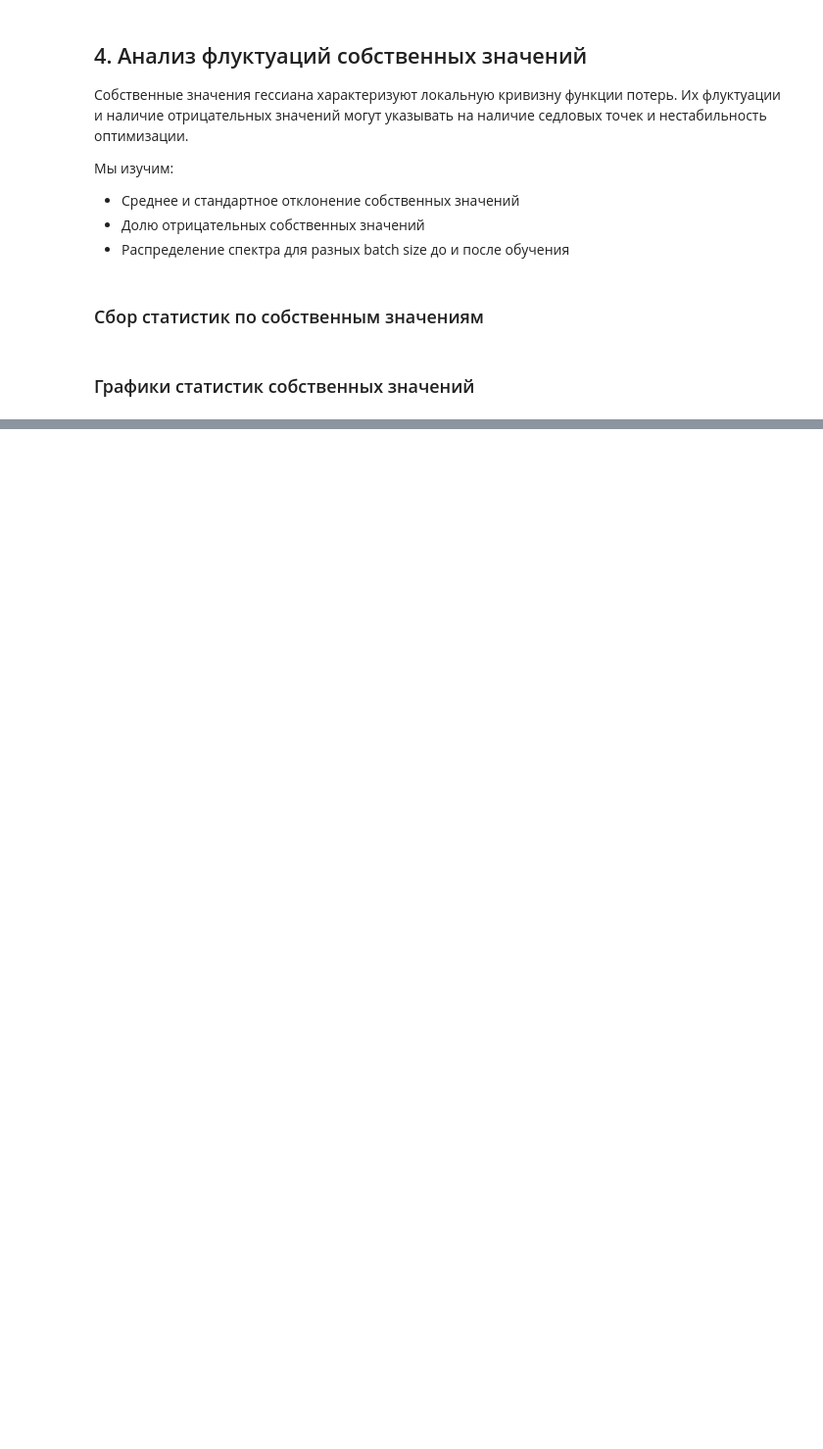
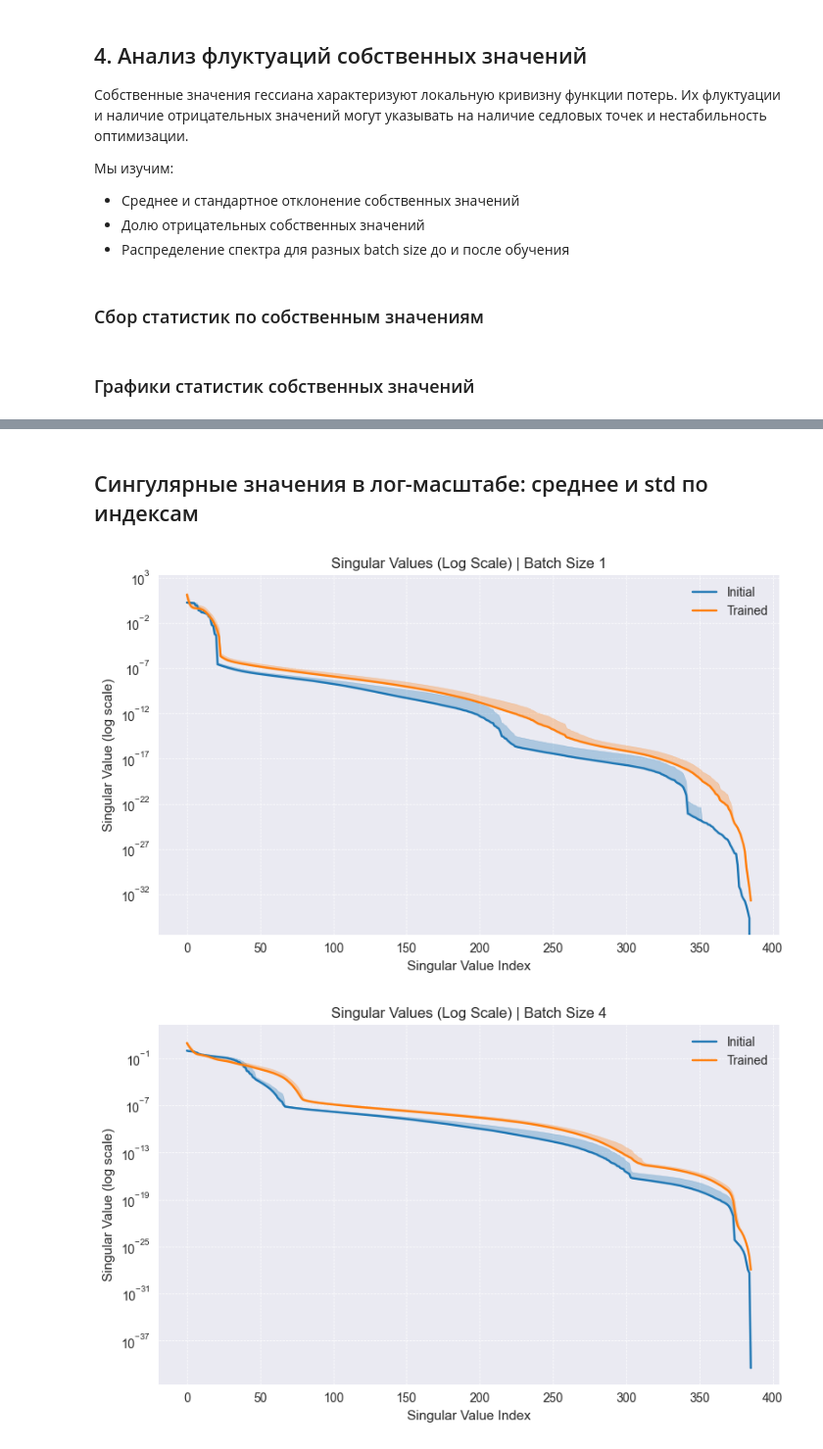
Before and after one commit to ThunderstormXX/SGDiffusion, a Jupyter notebook: notebooks/exp15/hessian_analysis.ipynb, the cells around one changed output, grey strips where cells are left out. Shown at 98% size. Drawn from its saved outputs; the diff is of its cells as text; code cells hidden in the pictures; blank space fills up the shorter version.

```diff
--- a/notebooks/exp15/hessian_analysis.ipynb
+++ b/notebooks/exp15/hessian_analysis.ipynb
@@ -384,0 +385,43 @@ plt.show()
+# %% [markdown]
+## Сингулярные значения в лог-масштабе: среднее и std по индексам
+# %%
+
+def get_svd_arrays(hessian_list):
+    """Вычисляет SVD и возвращает массив сингулярных чисел: shape (num_iters, dim)"""
+    all_s = []
+    for H in hessian_list:
+        s = svd(H, compute_uv=False)
+        all_s.append(s)
+    return np.stack(all_s)  # shape: (num_iters, num_params)
+# %%
+
+for batch_size in sorted(initial_hessians.keys()):
+    init_svals = get_svd_arrays(initial_hessians[batch_size])
+    train_svals = get_svd_arrays(trained_hessians[batch_size])
+
+    mean_init = np.mean(init_svals, axis=0)
+    std_init = np.std(init_svals, axis=0)
+
+    mean_train = np.mean(train_svals, axis=0)
+    std_train = np.std(train_svals, axis=0)
+
+    x = np.arange(len(mean_init))  # индексы сингулярных чисел
+
+    fig, ax = plt.subplots(figsize=(8, 5))
+    ax.plot(x, mean_init, label="Initial", color="tab:blue")
+    ax.fill_between(x, mean_init , mean_init + std_init, alpha=0.3, color="tab:blue")
+
+    ax.plot(x, mean_train, label="Trained", color="tab:orange")
+    ax.fill_between(x, mean_train , mean_train + std_train, alpha=0.3, color="tab:orange")
+
+    ax.set_yscale('log')
+    ax.set_title(f"Singular Values (Log Scale) | Batch Size {batch_size}")
+    ax.set_xlabel("Singular Value Index")
+    ax.set_ylabel("Singular Value (log scale)")
+    ax.grid(True, which='both', linestyle='--', linewidth=0.5)
+    ax.legend()
+    plt.tight_layout()
+    plt.show()
+# %% [output]
+[figure, added]
+[figure, added]
```
Also changed, not shown: parts of 7 cells of this notebook, 2 other files.
